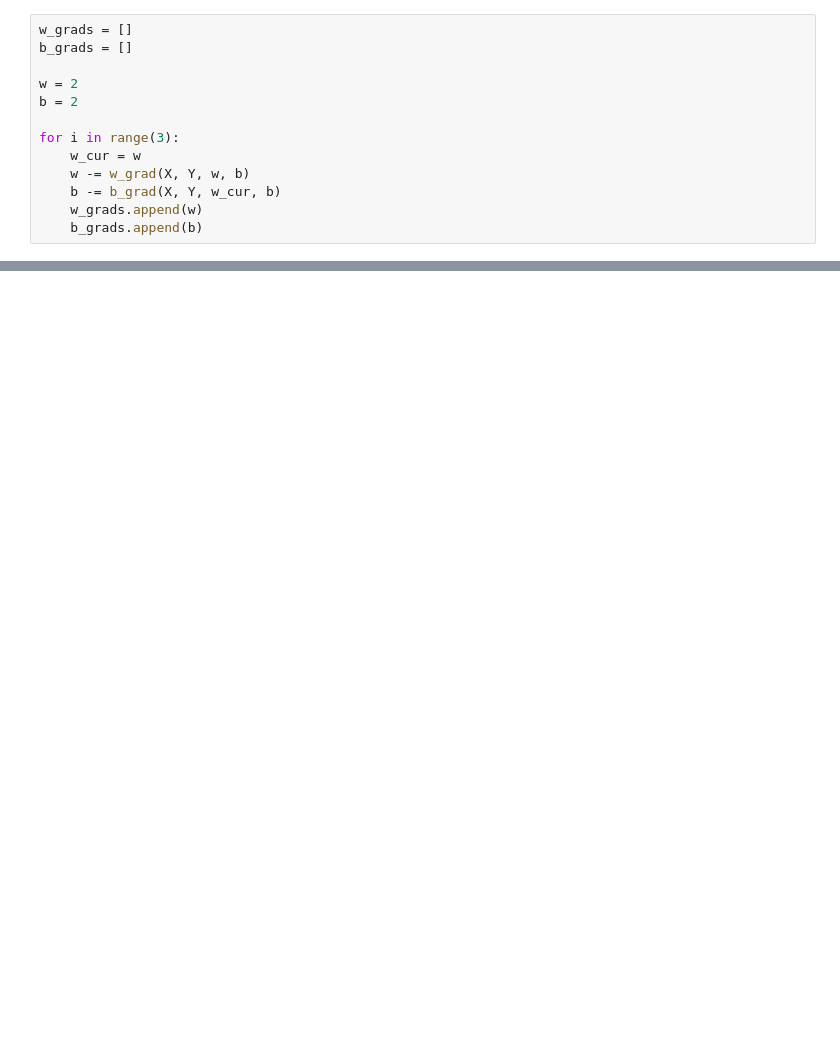
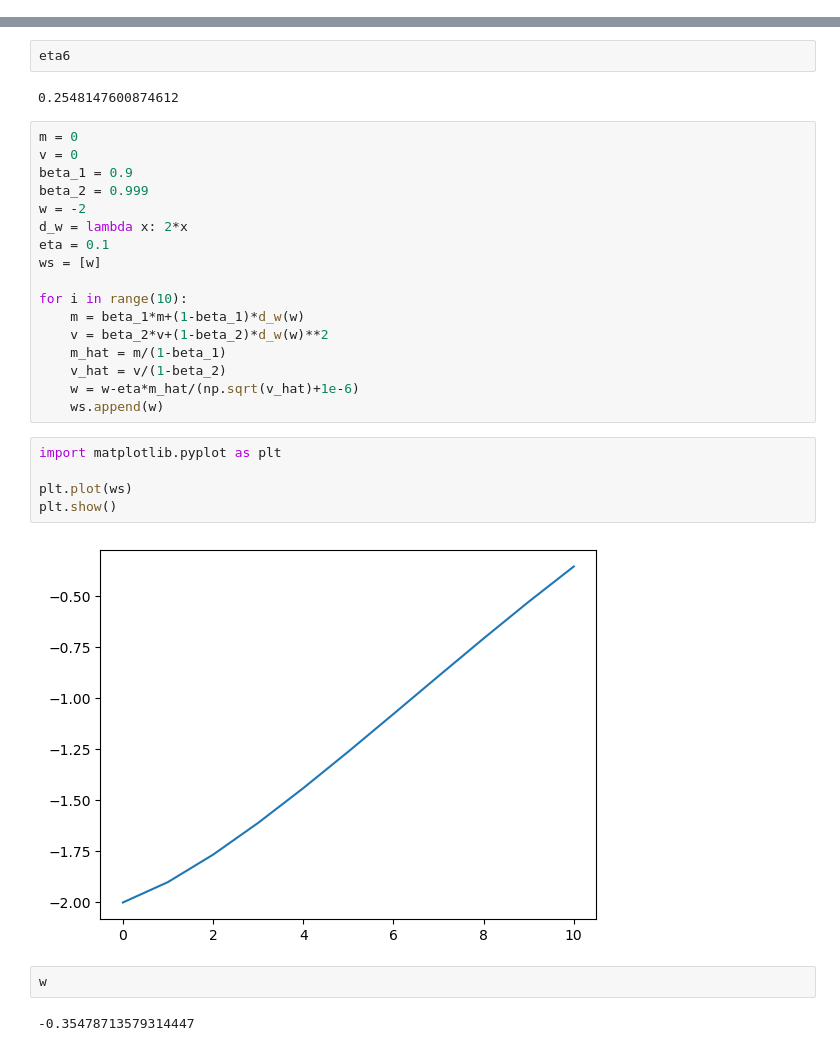
Before and after one commit to SherryS997/BS-Degree-Course-Notes, a Jupyter notebook: pages/DL/_sols/exp.ipynb, the cells around one changed output, grey strips where cells are left out. Drawn from its saved outputs; the diff is of its cells as text; blank space fills up the shorter version.

```diff
--- a/pages/DL/_sols/exp.ipynb
+++ b/pages/DL/_sols/exp.ipynb
@@ -23,13 +2,0 @@ def b_grad(X, Y, w, b):
-# %%
-w_grads = []
-b_grads = []
-
-w = 2
-b = 2
-
-for i in range(3):
-    w_cur = w
-    w -= w_grad(X, Y, w, b)
-    b -= b_grad(X, Y, w_cur, b)
-    w_grads.append(w)
-    b_grads.append(b)
@@ -40,0 +13,32 @@ w_grads, b_grads
+# %%
+eta6
+# %% [output]
+0.2548147600874612
+# %%
+m = 0
+v = 0
+beta_1 = 0.9
+beta_2 = 0.999
+w = -2
+d_w = lambda x: 2*x
+eta = 0.1
+ws = [w]
+
+for i in range(10):
+    m = beta_1*m+(1-beta_1)*d_w(w)
+    v = beta_2*v+(1-beta_2)*d_w(w)**2
+    m_hat = m/(1-beta_1)
+    v_hat = v/(1-beta_2)
+    w = w-eta*m_hat/(np.sqrt(v_hat)+1e-6)
+    ws.append(w)
+# %%
+import matplotlib.pyplot as plt
+
+plt.plot(ws)
+plt.show()
+# %% [output]
+[figure, added]
+# %%
+w
+# %% [output]
+-0.35478713579314447
```
Also changed, not shown: parts of 9 cells of this notebook, 35 other files.
